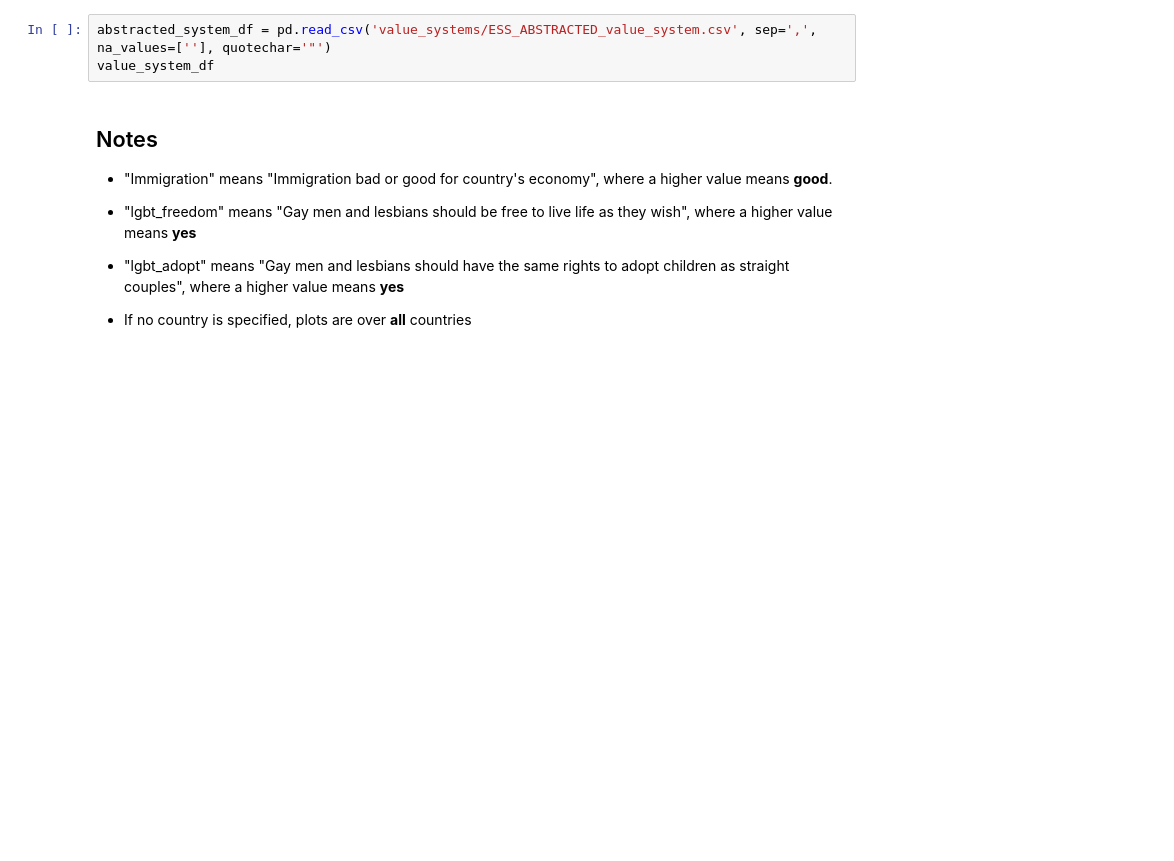
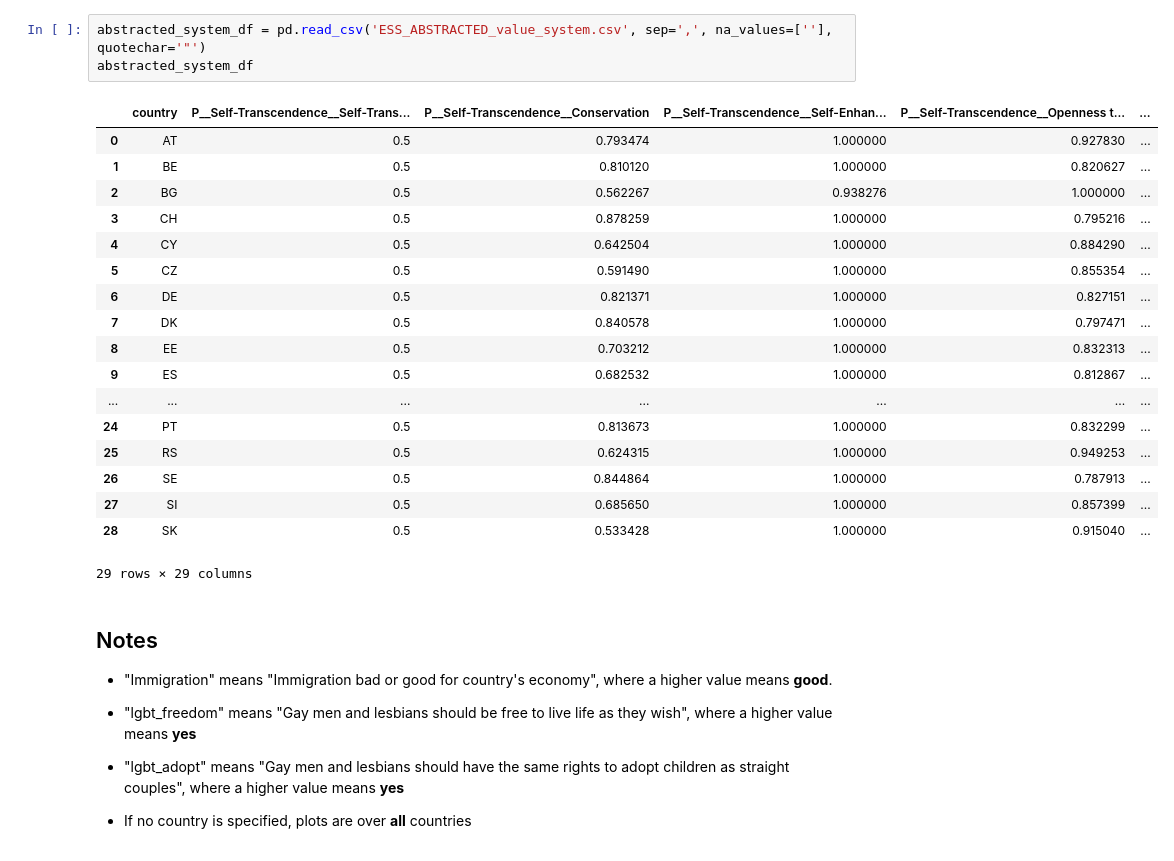
Before and after one commit to JosephTrevorrow/HCVA-plus-plus, a Jupyter notebook: value_systems/all_country_value_system_explorer.ipynb, the cells around one changed output. Cells and saved outputs as stored; diff of their text form; blank space fills up the shorter version.

```diff
--- a/value_systems/all_country_value_system_explorer.ipynb
+++ b/value_systems/all_country_value_system_explorer.ipynb
@@ -9,6 +26,25 @@ FileNotFoundError: [Errno 2] No such file or directory: 'value_systems/ESS_value
 # %%
-abstracted_system_df = pd.read_csv('value_systems/ESS_ABSTRACTED_value_system.csv', sep=',', na_values=[''], quotechar='"')
-value_system_df
+abstracted_system_df = pd.read_csv('ESS_ABSTRACTED_value_system.csv', sep=',', na_values=[''], quotechar='"')
+abstracted_system_df
+# %% [output]
+|  | country | P__Self-Transcendence__Self-Trans... | P__Self-Transcendence__Conservation | P__Self-Transcendence__Self-Enhan... | P__Self-Transcendence__Openness t... | ... |
+| 0 | AT | 0.5 | 0.793474 | 1.000000 | 0.927830 | ... |
+| 1 | BE | 0.5 | 0.810120 | 1.000000 | 0.820627 | ... |
+| 2 | BG | 0.5 | 0.562267 | 0.938276 | 1.000000 | ... |
+| 3 | CH | 0.5 | 0.878259 | 1.000000 | 0.795216 | ... |
+| 4 | CY | 0.5 | 0.642504 | 1.000000 | 0.884290 | ... |
+| 5 | CZ | 0.5 | 0.591490 | 1.000000 | 0.855354 | ... |
+| 6 | DE | 0.5 | 0.821371 | 1.000000 | 0.827151 | ... |
+| 7 | DK | 0.5 | 0.840578 | 1.000000 | 0.797471 | ... |
+| 8 | EE | 0.5 | 0.703212 | 1.000000 | 0.832313 | ... |
+| 9 | ES | 0.5 | 0.682532 | 1.000000 | 0.812867 | ... |
+| ... | ... | ... | ... | ... | ... | ... |
+| 24 | PT | 0.5 | 0.813673 | 1.000000 | 0.832299 | ... |
+| 25 | RS | 0.5 | 0.624315 | 1.000000 | 0.949253 | ... |
+| 26 | SE | 0.5 | 0.844864 | 1.000000 | 0.787913 | ... |
+| 27 | SI | 0.5 | 0.685650 | 1.000000 | 0.857399 | ... |
+| 28 | SK | 0.5 | 0.533428 | 1.000000 | 0.915040 | ... |
+29 rows × 29 columns
 # %% [markdown]
 ## Notes
 
```
Also changed, not shown: parts of 3 cells of this notebook.
